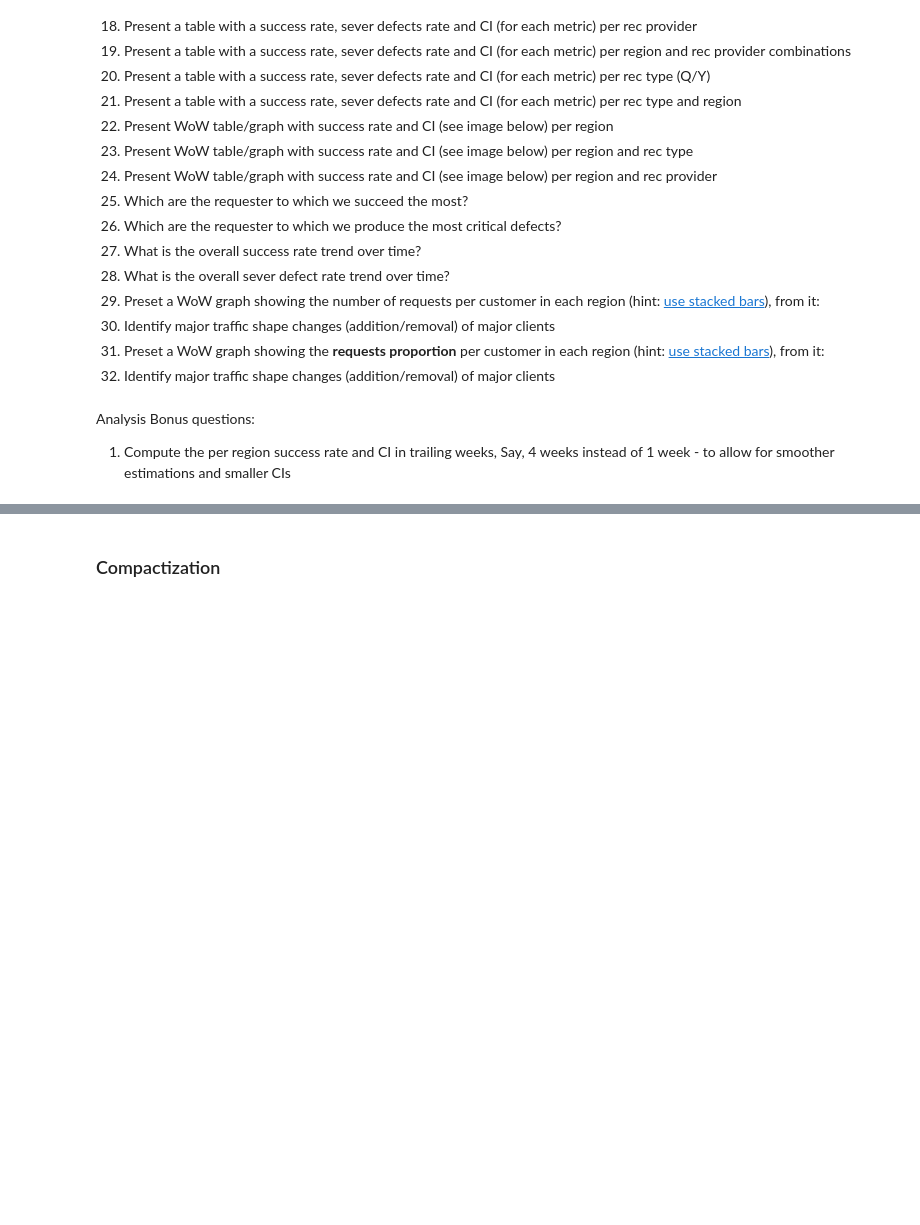
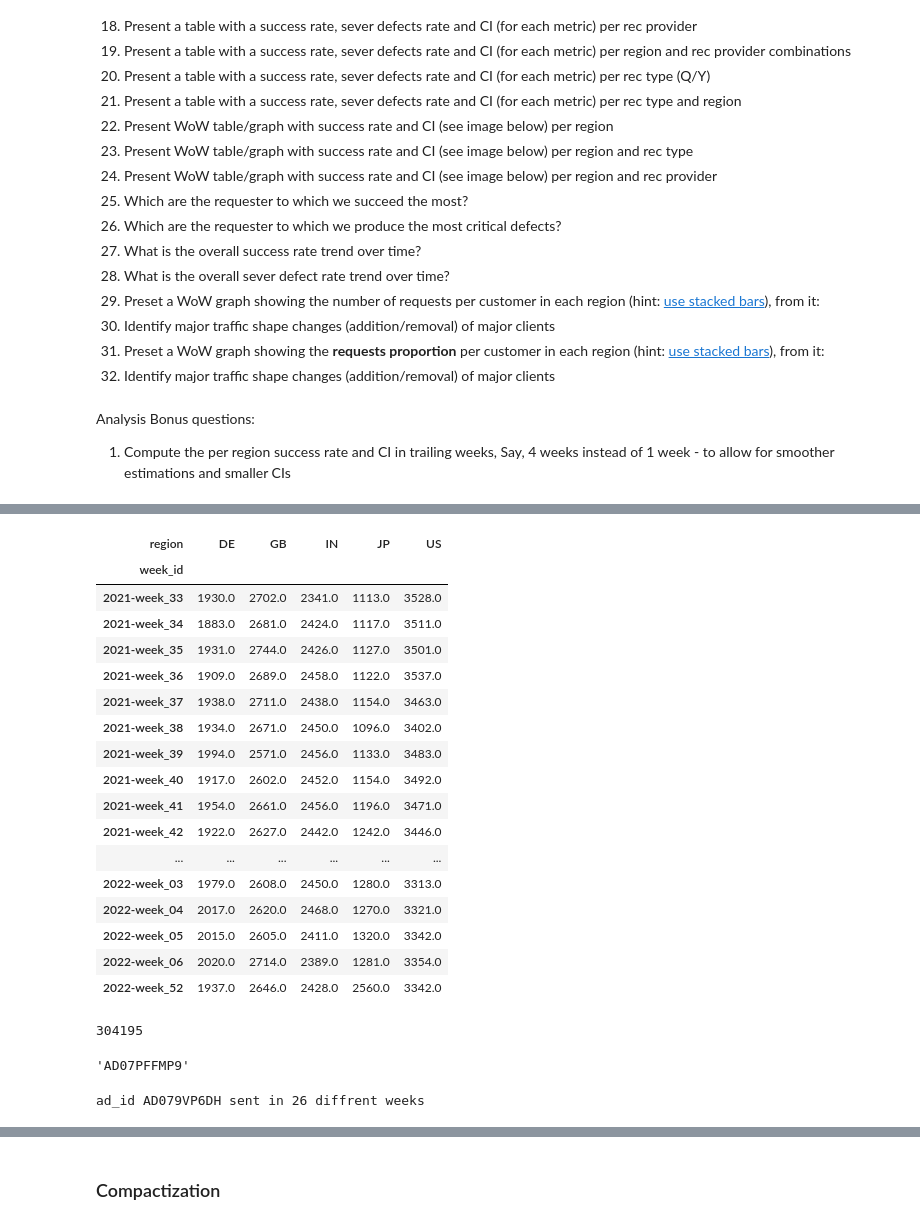
Before and after one commit to edoson/Python-ML--Pandas, a Jupyter notebook: Exercise 2 - Sulotion.ipynb, the cells around one changed output, grey strips where cells are left out. Cells and saved outputs as stored; diff of their text form; code cells hidden in the pictures; blank space fills up the shorter version.

```diff
--- a/Exercise 2 - Sulotion.ipynb
+++ b/Exercise 2 - Sulotion.ipynb
@@ -351,0 +385,33 @@ Analysis Bonus questions:
+# %%
+# 3
+ad_recs_annotated.groupby(['week_id', 'region']).is_success_int.sum().unstack('region')
+# %% [output]
+| region | DE | GB | IN | JP | US |
+| week_id |  |  |  |  |  |
+| 2021-week_33 | 1930.0 | 2702.0 | 2341.0 | 1113.0 | 3528.0 |
+| 2021-week_34 | 1883.0 | 2681.0 | 2424.0 | 1117.0 | 3511.0 |
+| 2021-week_35 | 1931.0 | 2744.0 | 2426.0 | 1127.0 | 3501.0 |
+| 2021-week_36 | 1909.0 | 2689.0 | 2458.0 | 1122.0 | 3537.0 |
+| 2021-week_37 | 1938.0 | 2711.0 | 2438.0 | 1154.0 | 3463.0 |
+| 2021-week_38 | 1934.0 | 2671.0 | 2450.0 | 1096.0 | 3402.0 |
+| 2021-week_39 | 1994.0 | 2571.0 | 2456.0 | 1133.0 | 3483.0 |
+| 2021-week_40 | 1917.0 | 2602.0 | 2452.0 | 1154.0 | 3492.0 |
+| 2021-week_41 | 1954.0 | 2661.0 | 2456.0 | 1196.0 | 3471.0 |
+| 2021-week_42 | 1922.0 | 2627.0 | 2442.0 | 1242.0 | 3446.0 |
+| ... | ... | ... | ... | ... | ... |
+| 2022-week_03 | 1979.0 | 2608.0 | 2450.0 | 1280.0 | 3313.0 |
+| 2022-week_04 | 2017.0 | 2620.0 | 2468.0 | 1270.0 | 3321.0 |
+| 2022-week_05 | 2015.0 | 2605.0 | 2411.0 | 1320.0 | 3342.0 |
+| 2022-week_06 | 2020.0 | 2714.0 | 2389.0 | 1281.0 | 3354.0 |
+| 2022-week_52 | 1937.0 | 2646.0 | 2428.0 | 2560.0 | 3342.0 |
+# %%
+# 4
+ad_recs_annotated.is_sever.value_counts(dropna=False)[0]
+# %% [output]
+304195
+# %%
+# 5
+most_ad_sent_in_give_week = ad_recs_annotated.groupby(['week_id']).is_success_int.sum().sort_values(ascending=False).index[0]
+ad_id = ad_recs_annotated.query("@most_ad_sent_in_give_week == week_id").ad_id.value_counts(ascending=False).index[0]
+# %% [output]
+'AD07PFFMP9'
@@ -351,0 +422,7 @@ Analysis Bonus questions:
+# %%
+ad_sent_at_diffrent_weeks = mapping_ad_to_weeks.apply(lambda weekId: len(weekId)).sort_values(ascending=False)
+ad_id = ad_sent_at_diffrent_weeks.index[0]
+weeks_amount = ad_sent_at_diffrent_weeks[0]
+print(f'ad_id {ad_id} sent in {weeks_amount} diffrent weeks')
+# %% [output]
+ad_id AD079VP6DH sent in 26 diffrent weeks
```
Also changed, not shown: parts of 22 cells of this notebook.
